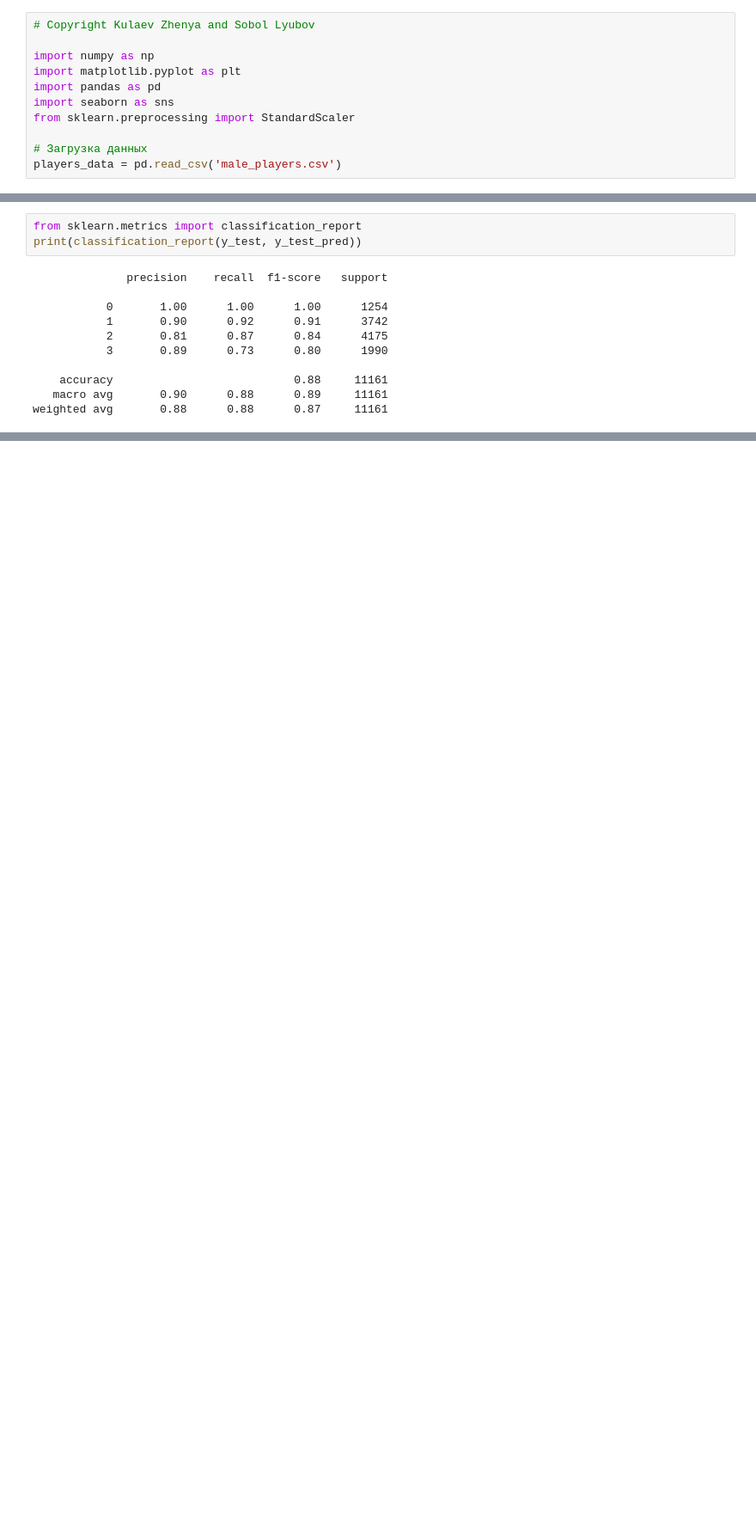
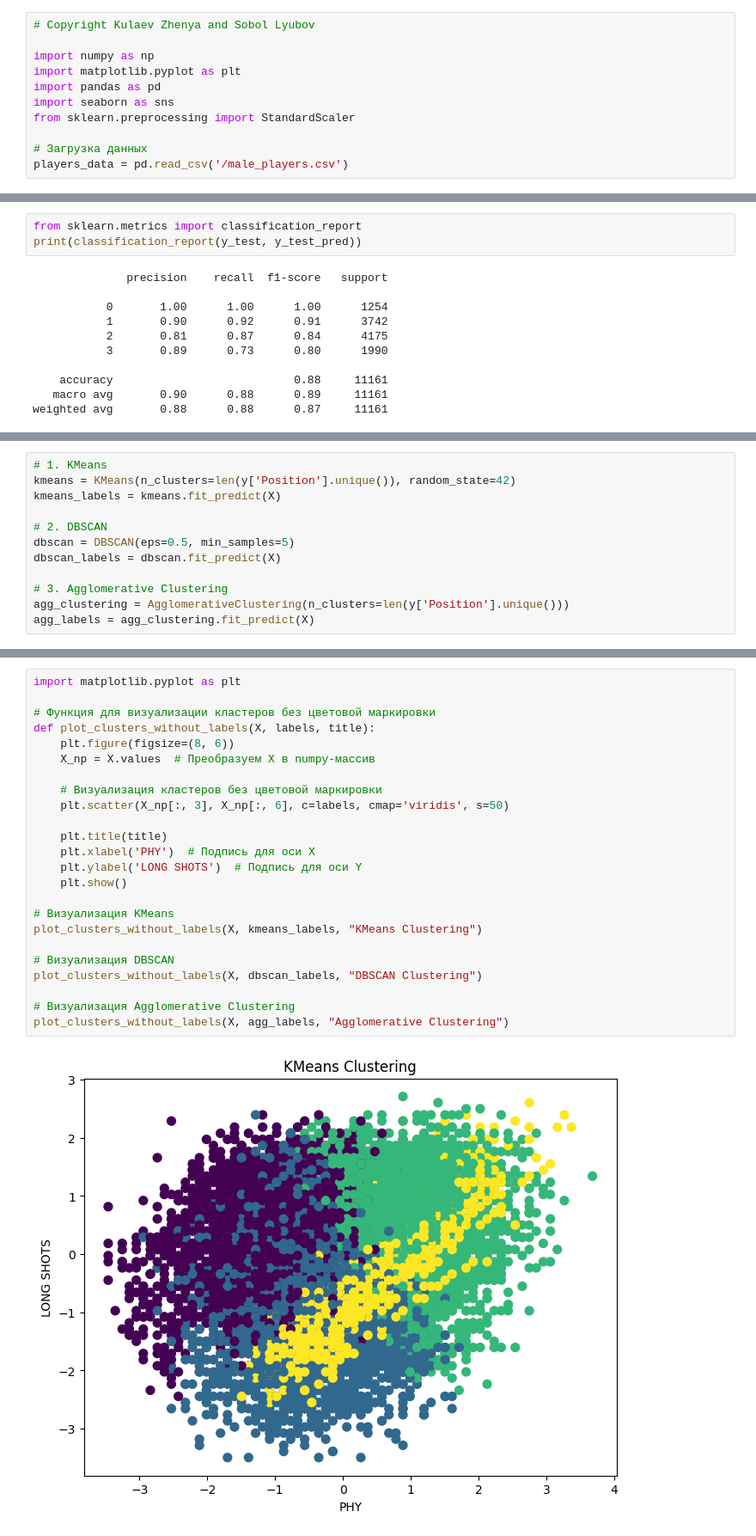
Before and after one commit to BlackAngel2108/ML-practice, a Jupyter notebook: "HomeWorkFifa25ML_1_ipynb".ipynb, the cells around one changed output, grey strips where cells are left out. Shown at 86% size. Saved outputs shown, nothing was run; the diff lists cells and outputs as text; blank space fills up the shorter version.

```diff
--- a/"HomeWorkFifa25ML_1_ipynb".ipynb
+++ b/"HomeWorkFifa25ML_1_ipynb".ipynb
@@ -10,7 +10,7 @@ import seaborn as sns
 from sklearn.preprocessing import StandardScaler
 
 # Загрузка данных
-players_data = pd.read_csv('male_players.csv')
+players_data = pd.read_csv('/male_players.csv')
 # %% [markdown]
 # Информация о датасете
 
@@ -603,0 +766,12 @@ weighted avg       0.88      0.88      0.87     11161
+# %%
+# 1. KMeans
+kmeans = KMeans(n_clusters=len(y['Position'].unique()), random_state=42)
+kmeans_labels = kmeans.fit_predict(X)
+
+# 2. DBSCAN
+dbscan = DBSCAN(eps=0.5, min_samples=5)
+dbscan_labels = dbscan.fit_predict(X)
+
+# 3. Agglomerative Clustering
+agg_clustering = AgglomerativeClustering(n_clusters=len(y['Position'].unique()))
+agg_labels = agg_clustering.fit_predict(X)
@@ -603,0 +804,26 @@ weighted avg       0.88      0.88      0.87     11161
+# %%
+import matplotlib.pyplot as plt
+
+# Функция для визуализации кластеров без цветовой маркировки
+def plot_clusters_without_labels(X, labels, title):
+    plt.figure(figsize=(8, 6))
+    X_np = X.values  # Преобразуем X в numpy-массив
+
+    # Визуализация кластеров без цветовой маркировки
+    plt.scatter(X_np[:, 3], X_np[:, 6], c=labels, cmap='viridis', s=50)
+
+    plt.title(title)
+    plt.xlabel('PHY')  # Подпись для оси X
+    plt.ylabel('LONG SHOTS')  # Подпись для оси Y
+    plt.show()
+
+# Визуализация KMeans
+plot_clusters_without_labels(X, kmeans_labels, "KMeans Clustering")
+
+# Визуализация DBSCAN
+plot_clusters_without_labels(X, dbscan_labels, "DBSCAN Clustering")
+
+# Визуализация Agglomerative Clustering
+plot_clusters_without_labels(X, agg_labels, "Agglomerative Clustering")
+# %% [output]
+[figure, added]
```
Also changed, not shown: parts of 19 cells of this notebook.
